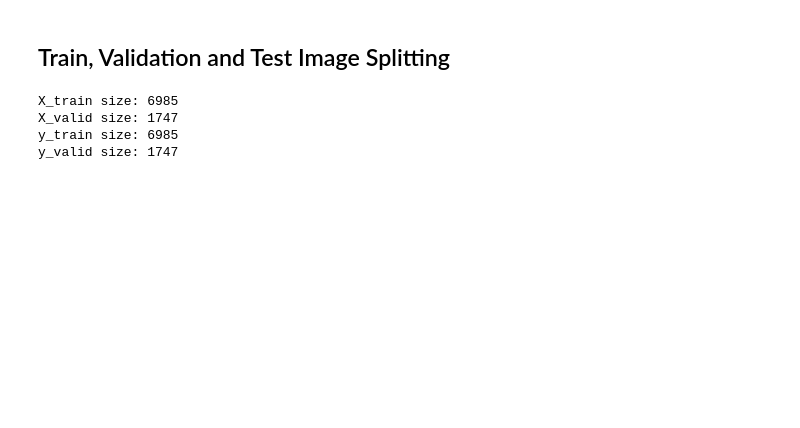
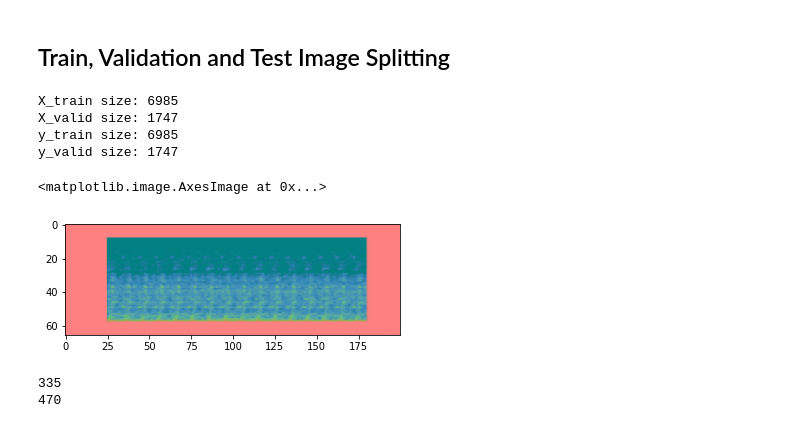
Before and after one commit to BeytullahYayla/Deep-Learning-Fundamentals, a Jupyter notebook: Global_Ai_Hub.ipynb, the cells around one changed output. Saved outputs shown, nothing was run; the diff lists cells and outputs as text; code cells hidden in the pictures; blank space fills up the shorter version.

```diff
--- a/Global_Ai_Hub.ipynb
+++ b/Global_Ai_Hub.ipynb
@@ -230,3 +228,10 @@ def preprocess_images(image_to_preprocess_path):
   image_to_preprocess = cv2.resize(image_to_preprocess, (200, 66))
   preprocessed_image = image_to_preprocess/255
   return preprocessed_image
+# %%
+preprocessed_img=preprocess_images(X_train[0])
+# %%
+plt.imshow(preprocessed_img)
+# %% [output]
+<matplotlib.image.AxesImage at 0x...>
+[figure, added]
@@ -232,0 +257,6 @@ def preprocess_images(image_to_preprocess_path):
+# %%
+X_train_gen,y_train_gen=next(batch_generator(X_train,y_train,1))
+X_valid_gen,y_valid_gen=next(batch_generator(X_valid,y_valid,1))
+# %% [output]
+335
+470
```
Also changed, not shown: parts of 4 cells of this notebook.
